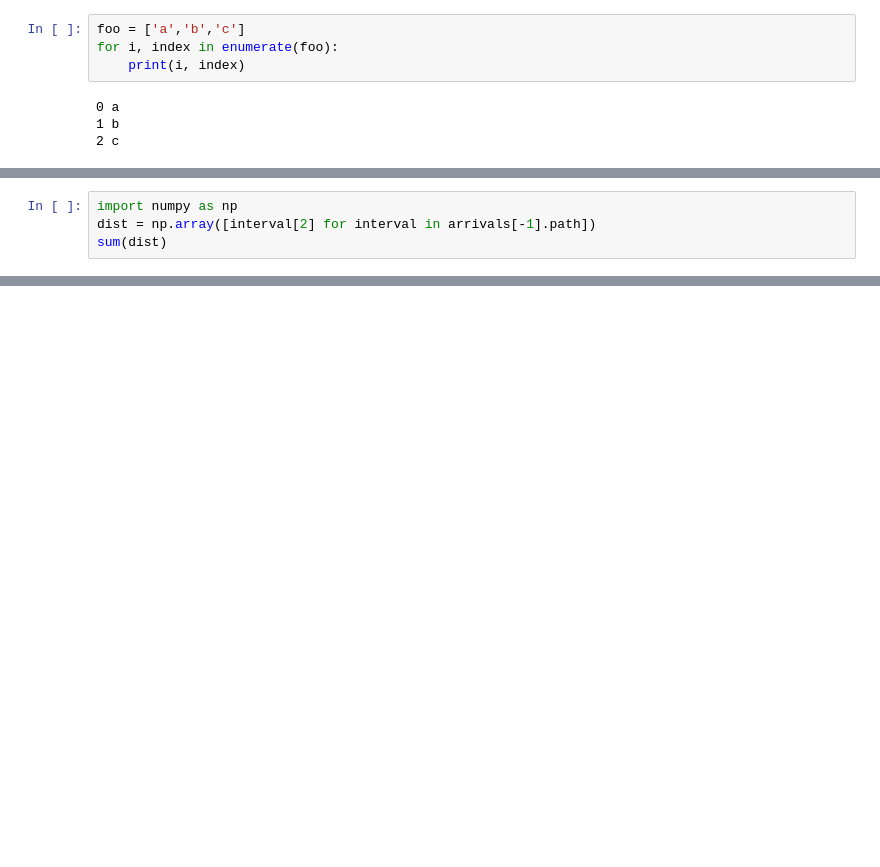
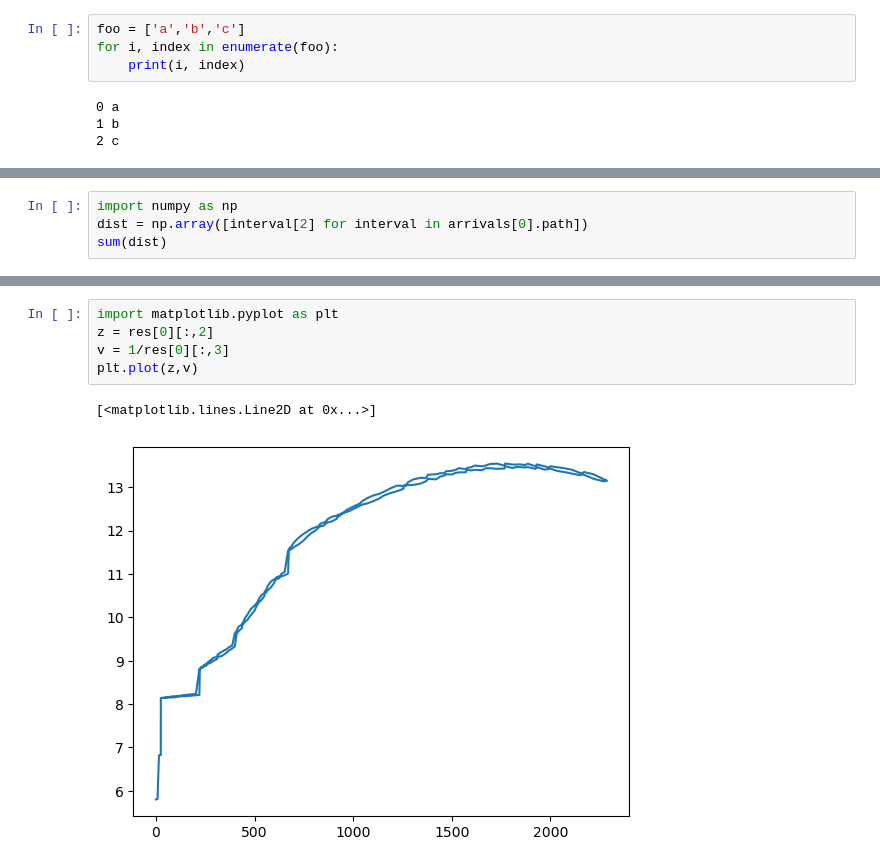
Before and after one commit to Jun1453/GLoBoTomo, a Jupyter notebook: raytracing.ipynb, the cells around one changed output, grey strips where cells are left out. Cells and saved outputs as stored; diff of their text form; blank space fills up the shorter version.

```diff
--- a/raytracing.ipynb
+++ b/raytracing.ipynb
@@ -57,5 +80,5 @@ array([(273.99688487, 0.00000000e+00, 0.00000000e+00, 5.00000000e+01),
 # %%
 import numpy as np
-dist = np.array([interval[2] for interval in arrivals[-1].path])
+dist = np.array([interval[2] for interval in arrivals[0].path])
 sum(dist)
 # %% [output]
@@ -62,0 +152,8 @@ np.float64(141.79674654546142)
+# %%
+import matplotlib.pyplot as plt
+z = res[0][:,2]
+v = 1/res[0][:,3]
+plt.plot(z,v)
+# %% [output]
+[<matplotlib.lines.Line2D at 0x...>]
+[figure, added]
```
Also changed, not shown: parts of 26 cells of this notebook, 1 other file.
